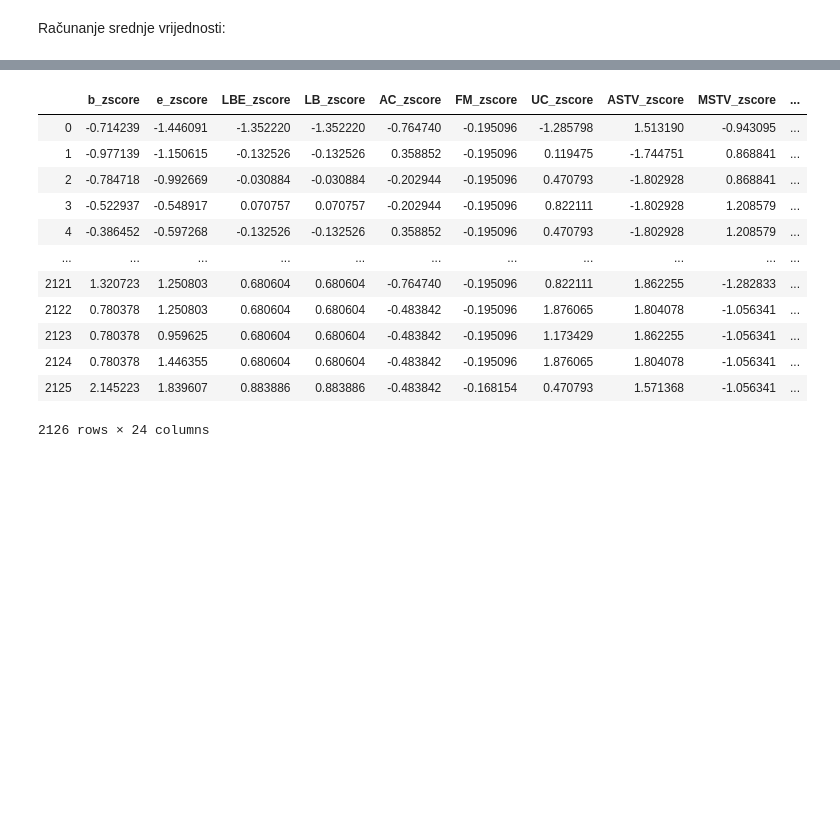
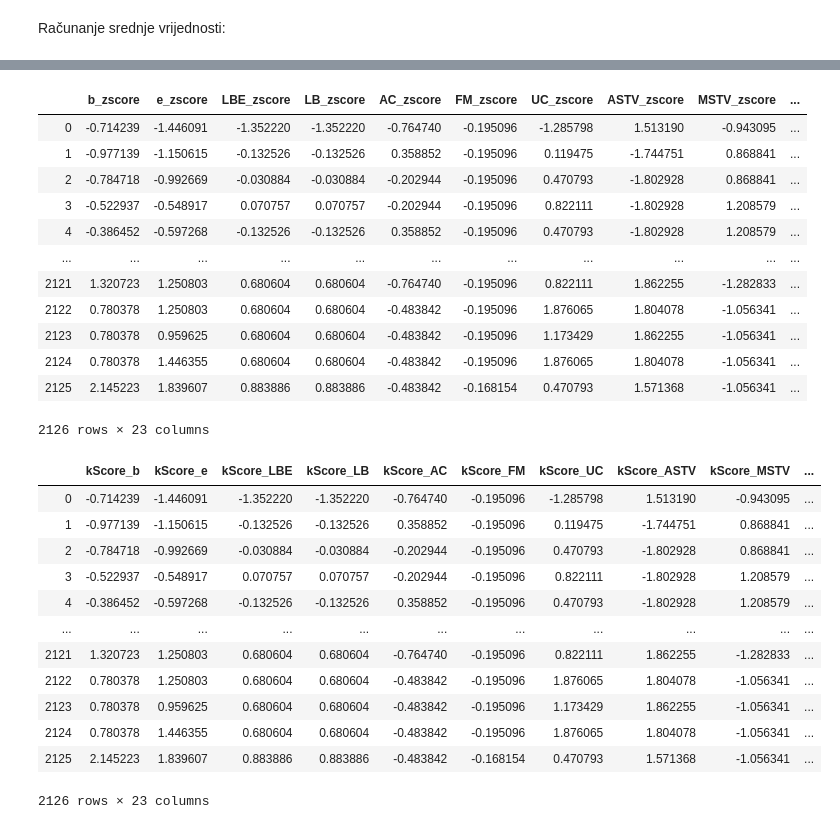
Before and after one commit to mleontenko/nosql-bda, a Jupyter notebook: ctg.ipynb, the cells around one changed output, grey strips where cells are left out. Cells and saved outputs as stored; diff of their text form; code cells hidden in the pictures; blank space fills up the shorter version.

```diff
--- a/ctg.ipynb
+++ b/ctg.ipynb
@@ -194,7 +196,7 @@ Računanje srednje vrijednosti:
 # izrada dataframe-a s isključivo kontinuiranim varijablama tj. brisanje kategoričkih vrijednosti iz kopije originalnog df-a
 contdf = df.copy()
 
-todelete = ['FileName', 'SegFile', 'Date', 'Tendency', 'A', 'B', 'C', 'D', 'E', 'AD', 'DE', 'LD', 'FS', 'SUSP', 'CLASS', 'NSP']
+todelete = ['FileName', 'SegFile', 'Date', 'Tendency', 'A', 'B', 'C', 'D', 'E', 'AD', 'DE', 'LD', 'FS', 'SUSP', 'CLASS', 'NSP', 'DR']
 
 for column in todelete:
     del contdf[column]
@@ -217,14 +219,14 @@ statistics
 # %%
 # računanje z vrijednosti
 
-cols = list(contdf.columns)
+zdata = contdf.copy()
 
-for col in cols:
+for col in zdata:
     col_zscore = col + '_zscore'
-    contdf[col_zscore] = (contdf[col] - contdf[col].mean())/contdf[col].std(ddof=0)
+    zdata[col_zscore] = (zdata[col] - zdata[col].mean())/zdata[col].std(ddof=0)
 
 # prikaz z vrijednosti
-contdf.iloc[:,24:]
+zdata.iloc[:,23:]
 # %% [output]
 |  | b_zscore | e_zscore | LBE_zscore | LB_zscore | AC_zscore | FM_zscore | UC_zscore | ASTV_zscore | MSTV_zscore | ... |
 | 0 | -0.714239 | -1.446091 | -1.352220 | -1.352220 | -0.764740 | -0.195096 | -1.285798 | 1.513190 | -0.943095 | ... |
@@ -238,4 +240,28 @@ contdf.iloc[:,24:]
 | 2123 | 0.780378 | 0.959625 | 0.680604 | 0.680604 | -0.483842 | -0.195096 | 1.173429 | 1.862255 | -1.056341 | ... |
 | 2124 | 0.780378 | 1.446355 | 0.680604 | 0.680604 | -0.483842 | -0.195096 | 1.876065 | 1.804078 | -1.056341 | ... |
 | 2125 | 2.145223 | 1.839607 | 0.883886 | 0.883886 | -0.483842 | -0.168154 | 0.470793 | 1.571368 | -1.056341 | ... |
-2126 rows × 24 columns
+2126 rows × 23 columns
+# %%
+# računanje k vrijednosti
+
+kdata = contdf.copy()
+
+for column in kdata:
+    kvalue = 'kScore_'+column
+    kdata[kvalue] = (kdata[column] - kdata[column].mean())/kdata[column].std(ddof=0)
+
+kdata.iloc[:,23:]
+# %% [output]
+|  | kScore_b | kScore_e | kScore_LBE | kScore_LB | kScore_AC | kScore_FM | kScore_UC | kScore_ASTV | kScore_MSTV | ... |
+| 0 | -0.714239 | -1.446091 | -1.352220 | -1.352220 | -0.764740 | -0.195096 | -1.285798 | 1.513190 | -0.943095 | ... |
+| 1 | -0.977139 | -1.150615 | -0.132526 | -0.132526 | 0.358852 | -0.195096 | 0.119475 | -1.744751 | 0.868841 | ... |
+| 2 | -0.784718 | -0.992669 | -0.030884 | -0.030884 | -0.202944 | -0.195096 | 0.470793 | -1.802928 | 0.868841 | ... |
+| 3 | -0.522937 | -0.548917 | 0.070757 | 0.070757 | -0.202944 | -0.195096 | 0.822111 | -1.802928 | 1.208579 | ... |
+| 4 | -0.386452 | -0.597268 | -0.132526 | -0.132526 | 0.358852 | -0.195096 | 0.470793 | -1.802928 | 1.208579 | ... |
+| ... | ... | ... | ... | ... | ... | ... | ... | ... | ... | ... |
+| 2121 | 1.320723 | 1.250803 | 0.680604 | 0.680604 | -0.764740 | -0.195096 | 0.822111 | 1.862255 | -1.282833 | ... |
+| 2122 | 0.780378 | 1.250803 | 0.680604 | 0.680604 | -0.483842 | -0.195096 | 1.876065 | 1.804078 | -1.056341 | ... |
+| 2123 | 0.780378 | 0.959625 | 0.680604 | 0.680604 | -0.483842 | -0.195096 | 1.173429 | 1.862255 | -1.056341 | ... |
+| 2124 | 0.780378 | 1.446355 | 0.680604 | 0.680604 | -0.483842 | -0.195096 | 1.876065 | 1.804078 | -1.056341 | ... |
+| 2125 | 2.145223 | 1.839607 | 0.883886 | 0.883886 | -0.483842 | -0.168154 | 0.470793 | 1.571368 | -1.056341 | ... |
+2126 rows × 23 columns
```
Also changed, not shown: parts of 11 cells of this notebook.
